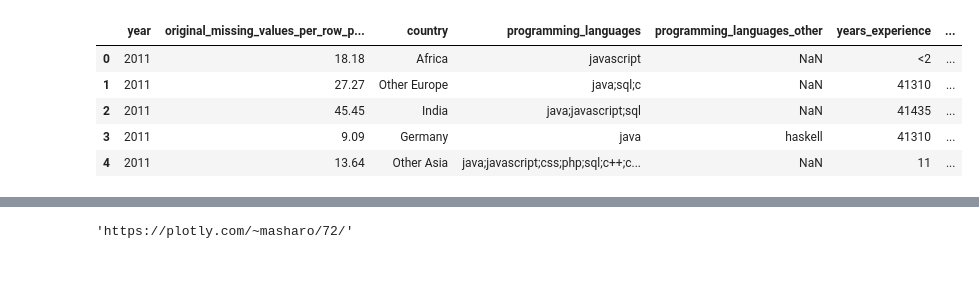
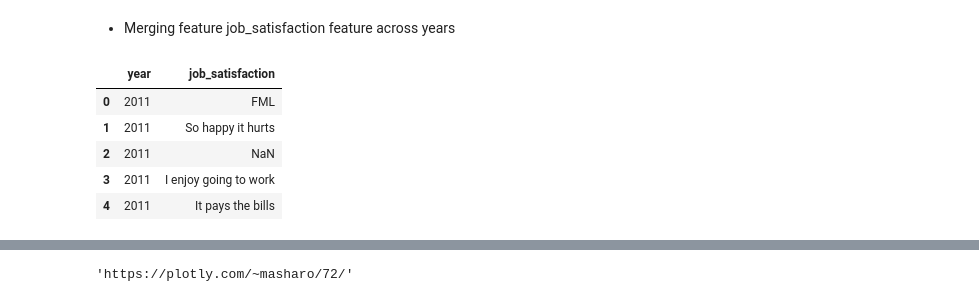
Before and after one commit to IsmaelMasharo/stack-overflow-survey-analysis, a Jupyter notebook: job_satisfaction_eda.ipynb, the cells around one changed output, grey strips where cells are left out. Cells and saved outputs as stored; diff of their text form; code cells hidden in the pictures; blank space fills up the shorter version.

```diff
--- a/job_satisfaction_eda.ipynb
+++ b/job_satisfaction_eda.ipynb
@@ -22,8 +23,3 @@ pd.set_option('display.max_rows', None)
 pd.set_option('display.max_columns', None)
 pd.set_option('display.width', None)
 pd.set_option('display.max_colwidth', None)
-# %%
-dataset = 'survey_report_combined.csv'
-df = pd.read_csv(dataset, dtype=object)
-df.year = pd.to_datetime(df.year).dt.year
-df.original_missing_values_per_row_percentage = df.original_missing_values_per_row_percentage.astype(float)
@@ -49,0 +26,2 @@ memory usage: 59.7+ MB
+# %%
+df_explorer = SODataSetExplorer()
@@ -50,9 +77,19 @@ memory usage: 59.7+ MB
+# %% [markdown]
+* Merging feature job_satisfaction feature across years
+# %%
+df_job_satisfaction = [
+    df[['year', 'job_satisfaction']] for df in df_explorer.datasets.values()
+    if 'job_satisfaction' in df.columns.tolist()
+]
+
+concat_job_satisfaction = pd.concat(df_job_satisfaction, ignore_index=True)
+concat_job_satisfaction.year = pd.to_datetime(concat_job_satisfaction.year).dt.year
 # %%
-df.head()
+concat_job_satisfaction.head()
 # %% [output]
-|  | year | original_missing_values_per_row_p... | country | programming_languages | programming_languages_other | years_experience | ... |
-| 0 | 2011 | 18.18 | Africa | javascript | NaN | <2 | ... |
-| 1 | 2011 | 27.27 | Other Europe | java;sql;c | NaN | 41310 | ... |
-| 2 | 2011 | 45.45 | India | java;javascript;sql | NaN | 41435 | ... |
-| 3 | 2011 | 9.09 | Germany | java | haskell | 41310 | ... |
-| 4 | 2011 | 13.64 | Other Asia | java;javascript;css;php;sql;c++;c... | NaN | 11 | ... |
+|  | year | job_satisfaction |
+| 0 | 2011 | FML |
+| 1 | 2011 | So happy it hurts |
+| 2 | 2011 | NaN |
+| 3 | 2011 | I enjoy going to work |
+| 4 | 2011 | It pays the bills |
```
Also changed, not shown: parts of 13 cells of this notebook, 3 other files.
